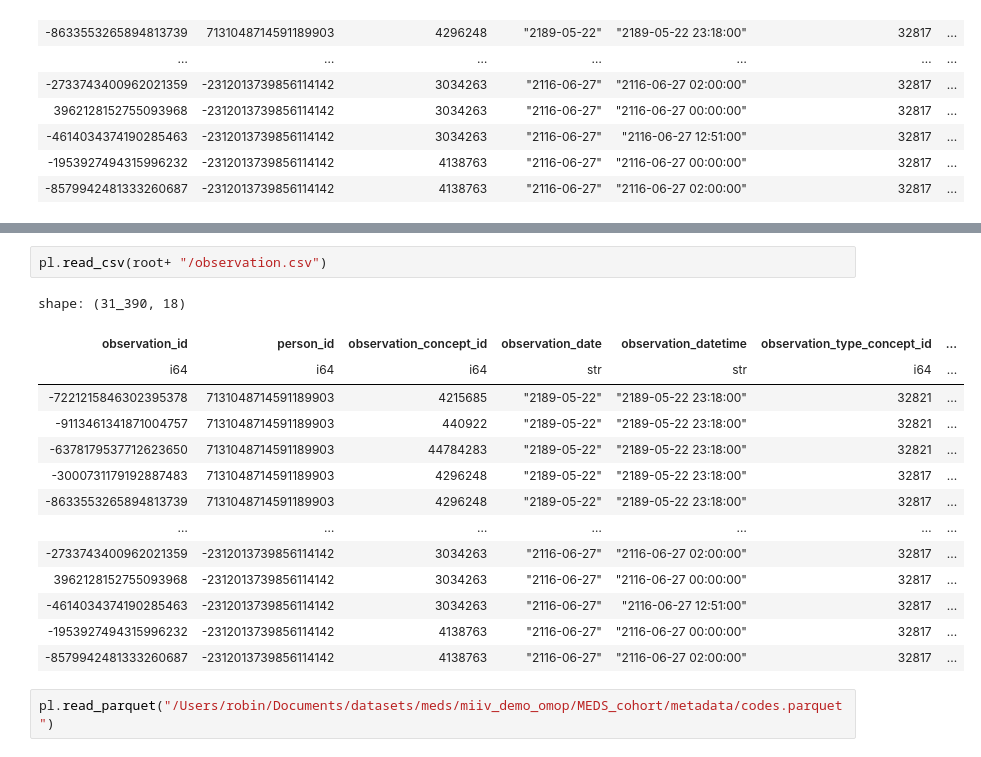
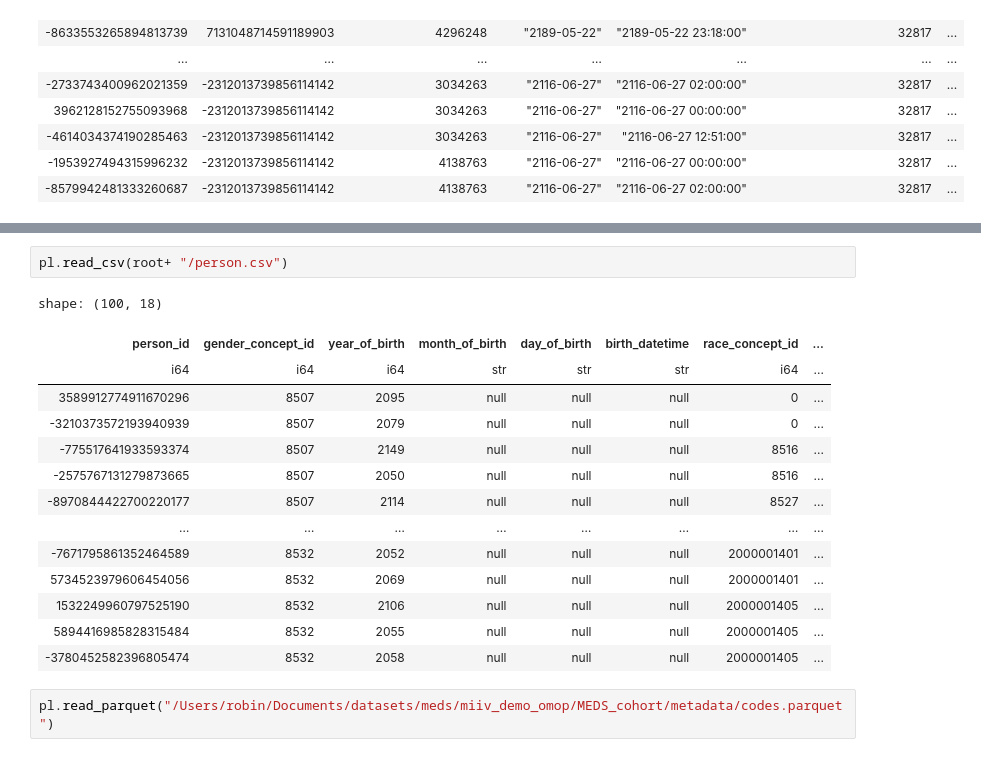
Before and after one commit to rvandewater/OMOP_MEDS, a Jupyter notebook: data_exploration.ipynb, the cells around one changed output, grey strips where cells are left out. Cells and saved outputs as stored; diff of their text form.

```diff
--- a/data_exploration.ipynb
+++ b/data_exploration.ipynb
@@ -136,22 +136,22 @@ Columns:
 "condition_era_end_date",
 "condition_occurrence_count",
 # %%
-pl.read_csv(root+ "/observation.csv")
+pl.read_csv(root+ "/person.csv")
 # %% [output]
-shape: (31_390, 18)
+shape: (100, 18)
-| observation_id | person_id | observation_concept_id | observation_date | observation_datetime | observation_type_concept_id | ... |
-| i64 | i64 | i64 | str | str | i64 | ... |
-| -7221215846302395378 | 7131048714591189903 | 4215685 | "2189-05-22" | "2189-05-22 23:18:00" | 32821 | ... |
-| -9113461341871004757 | 7131048714591189903 | 440922 | "2189-05-22" | "2189-05-22 23:18:00" | 32821 | ... |
-| -6378179537712623650 | 7131048714591189903 | 44784283 | "2189-05-22" | "2189-05-22 23:18:00" | 32821 | ... |
-| -3000731179192887483 | 7131048714591189903 | 4296248 | "2189-05-22" | "2189-05-22 23:18:00" | 32817 | ... |
-| -8633553265894813739 | 7131048714591189903 | 4296248 | "2189-05-22" | "2189-05-22 23:18:00" | 32817 | ... |
-| … | … | … | … | … | … | ... |
-| -2733743400962021359 | -2312013739856114142 | 3034263 | "2116-06-27" | "2116-06-27 02:00:00" | 32817 | ... |
-| 3962128152755093968 | -2312013739856114142 | 3034263 | "2116-06-27" | "2116-06-27 00:00:00" | 32817 | ... |
-| -4614034374190285463 | -2312013739856114142 | 3034263 | "2116-06-27" | "2116-06-27 12:51:00" | 32817 | ... |
-| -1953927494315996232 | -2312013739856114142 | 4138763 | "2116-06-27" | "2116-06-27 00:00:00" | 32817 | ... |
-| -8579942481333260687 | -2312013739856114142 | 4138763 | "2116-06-27" | "2116-06-27 02:00:00" | 32817 | ... |
+| person_id | gender_concept_id | year_of_birth | month_of_birth | day_of_birth | birth_datetime | race_concept_id | ... |
+| i64 | i64 | i64 | str | str | str | i64 | ... |
+| 3589912774911670296 | 8507 | 2095 | null | null | null | 0 | ... |
+| -3210373572193940939 | 8507 | 2079 | null | null | null | 0 | ... |
+| -775517641933593374 | 8507 | 2149 | null | null | null | 8516 | ... |
+| -2575767131279873665 | 8507 | 2050 | null | null | null | 8516 | ... |
+| -8970844422700220177 | 8507 | 2114 | null | null | null | 8527 | ... |
+| … | … | … | … | … | … | … | ... |
+| -7671795861352464589 | 8532 | 2052 | null | null | null | 2000001401 | ... |
+| 5734523979606454056 | 8532 | 2069 | null | null | null | 2000001401 | ... |
+| 1532249960797525190 | 8532 | 2106 | null | null | null | 2000001405 | ... |
+| 5894416985828315484 | 8532 | 2055 | null | null | null | 2000001405 | ... |
+| -3780452582396805474 | 8532 | 2058 | null | null | null | 2000001405 | ... |
 # %%
 pl.read_parquet("/Users/robin/Documents/datasets/meds/miiv_demo_omop/MEDS_cohort/metadata/codes.parquet")
 # %% [output]
```
Also changed, not shown: parts of 2 cells of this notebook, 5 other files.
